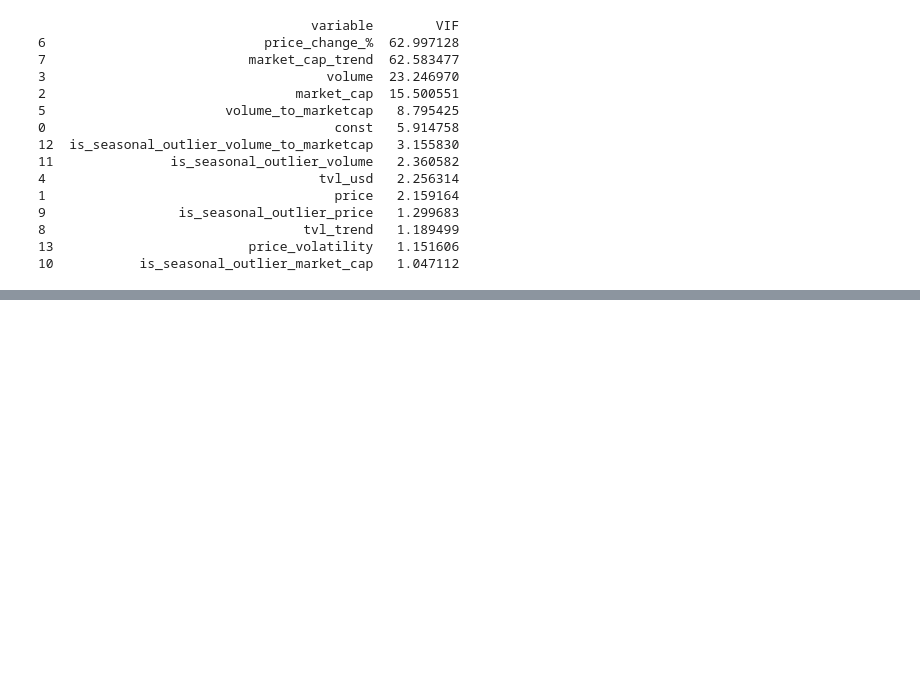
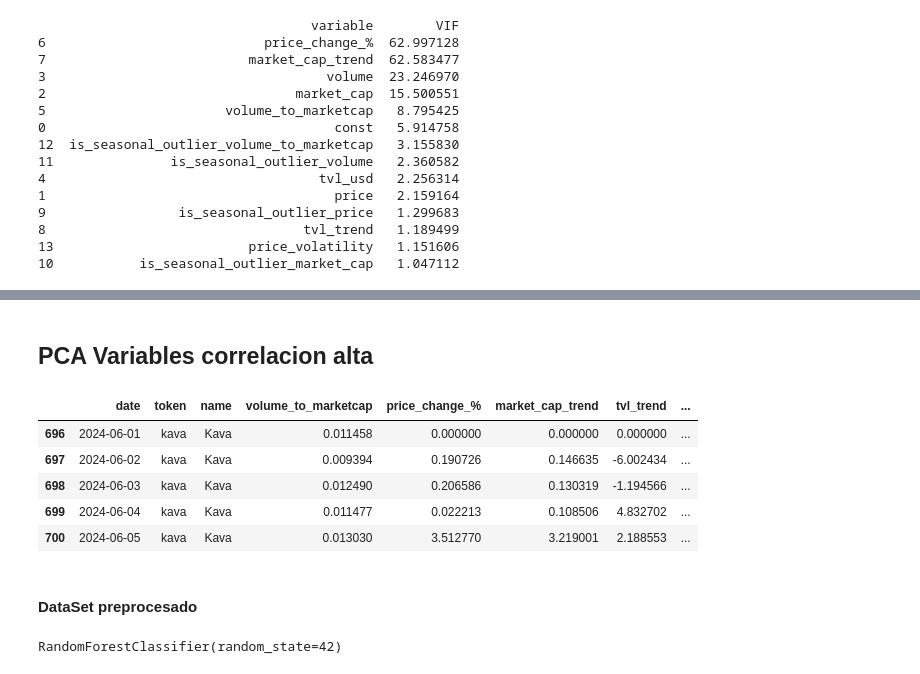
Before and after one commit to Turppie/TP-Machine-Learning, a Jupyter notebook: code/re-rework-preprocesamiento.ipynb, the cells around one changed output, grey strips where cells are left out. Cells and saved outputs as stored; diff of their text form; code cells hidden in the pictures; blank space fills up the shorter version.

```diff
--- a/code/re-rework-preprocesamiento.ipynb
+++ b/code/re-rework-preprocesamiento.ipynb
@@ -488,0 +670,30 @@ print(vif_smooth_df)
+# %% [markdown]
+## PCA Variables correlacion alta
+# %%
+from sklearn.decomposition import PCA
+pca_cols = ['price', 'market_cap', 'volume', 'tvl_usd']
+pca = PCA(n_components=0.9)  # o lo que cubra >90% varianza
+X_train_pca = pca.fit_transform(X_train[pca_cols])
+X_test_pca = pca.transform(X_test[pca_cols])
+# %%
+n_comp = X_train_pca.shape[1]
+pca_names = [f"pca_{i+1}" for i in range(n_comp)]
+df_pca_train = pd.DataFrame(X_train_pca, columns=pca_names, index=X_train.index)
+df_pca_test = pd.DataFrame(X_test_pca, columns=pca_names, index=X_test.index)
+# %%
+X_train_wo_correlated = X_train.drop(columns=pca_cols)
+X_test_wo_correlated = X_test.drop(columns=pca_cols)
+# %%
+X_train_final = pd.concat([X_train_wo_correlated, df_pca_train], axis=1)
+X_test_final = pd.concat([X_test_wo_correlated, df_pca_test], axis=1)
+# %%
+X_train_final.head()
+# %% [output]
+|  | date | token | name | volume_to_marketcap | price_change_% | market_cap_trend | tvl_trend | ... |
+| 696 | 2024-06-01 | kava | Kava | 0.011458 | 0.000000 | 0.000000 | 0.000000 | ... |
+| 697 | 2024-06-02 | kava | Kava | 0.009394 | 0.190726 | 0.146635 | -6.002434 | ... |
+| 698 | 2024-06-03 | kava | Kava | 0.012490 | 0.206586 | 0.130319 | -1.194566 | ... |
+| 699 | 2024-06-04 | kava | Kava | 0.011477 | 0.022213 | 0.108506 | 4.832702 | ... |
+| 700 | 2024-06-05 | kava | Kava | 0.013030 | 3.512770 | 3.219001 | 2.188553 | ... |
+# %% [markdown]
+#### DataSet preprocesado
@@ -488,0 +717,7 @@ print(vif_smooth_df)
+# %%
+from sklearn.ensemble import RandomForestClassifier
+
+clf = RandomForestClassifier(n_estimators=100, random_state=42)
+clf.fit(X, y)
+# %% [output]
+RandomForestClassifier(random_state=42)
```
Also changed, not shown: parts of 22 cells of this notebook, 2 other files.
